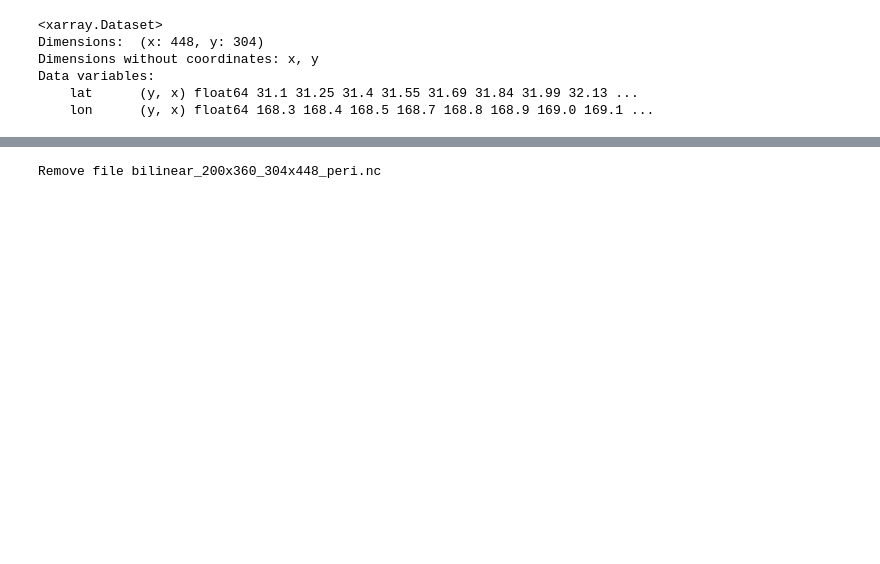
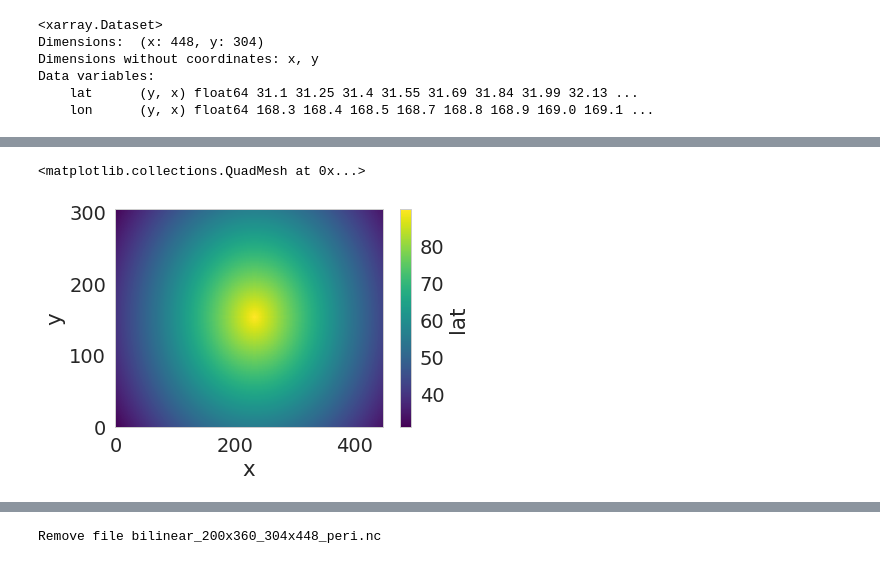
Before and after one commit to NicWayand/ESIO, a Jupyter notebook: Regrid_GFDL.ipynb, the cells around one changed output, grey strips where cells are left out. Saved outputs shown, nothing was run; the diff lists cells and outputs as text; code cells hidden in the pictures; blank space fills up the shorter version.

```diff
--- a/Regrid_GFDL.ipynb
+++ b/Regrid_GFDL.ipynb
@@ -53,5 +74,8 @@ Data variables:
 # %%
-# ds_out.lat.plot.pcolormesh()
+ds_out.lat.plot.pcolormesh()
+# %% [output]
+<matplotlib.collections.QuadMesh at 0x...>
+[figure, added]
 # %%
 # Calculate regridding matrix
 regridder = xe.Regridder(sic, ds_out, 'bilinear', periodic=True)
```
Also changed, not shown: parts of 15 cells of this notebook.
